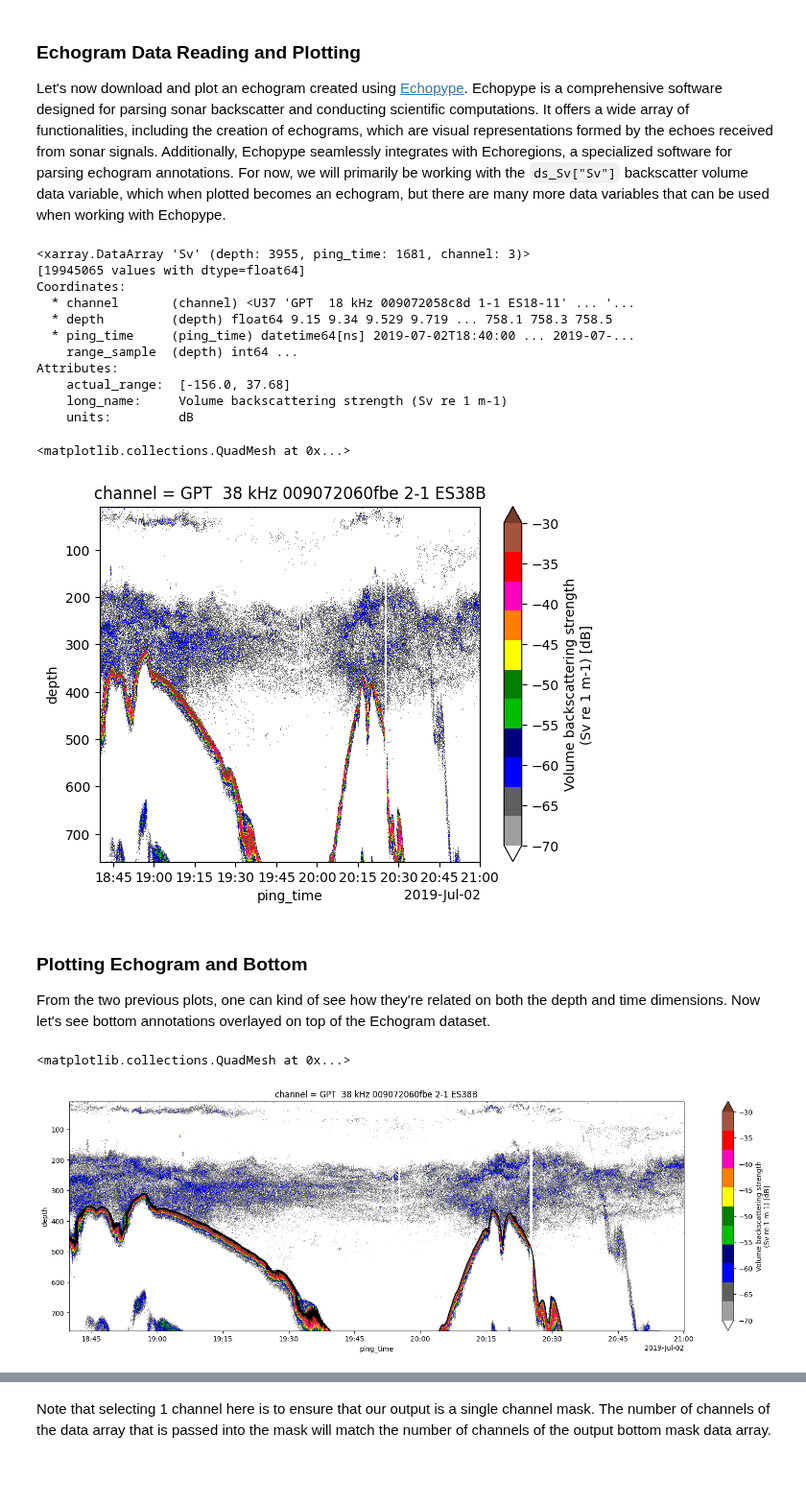
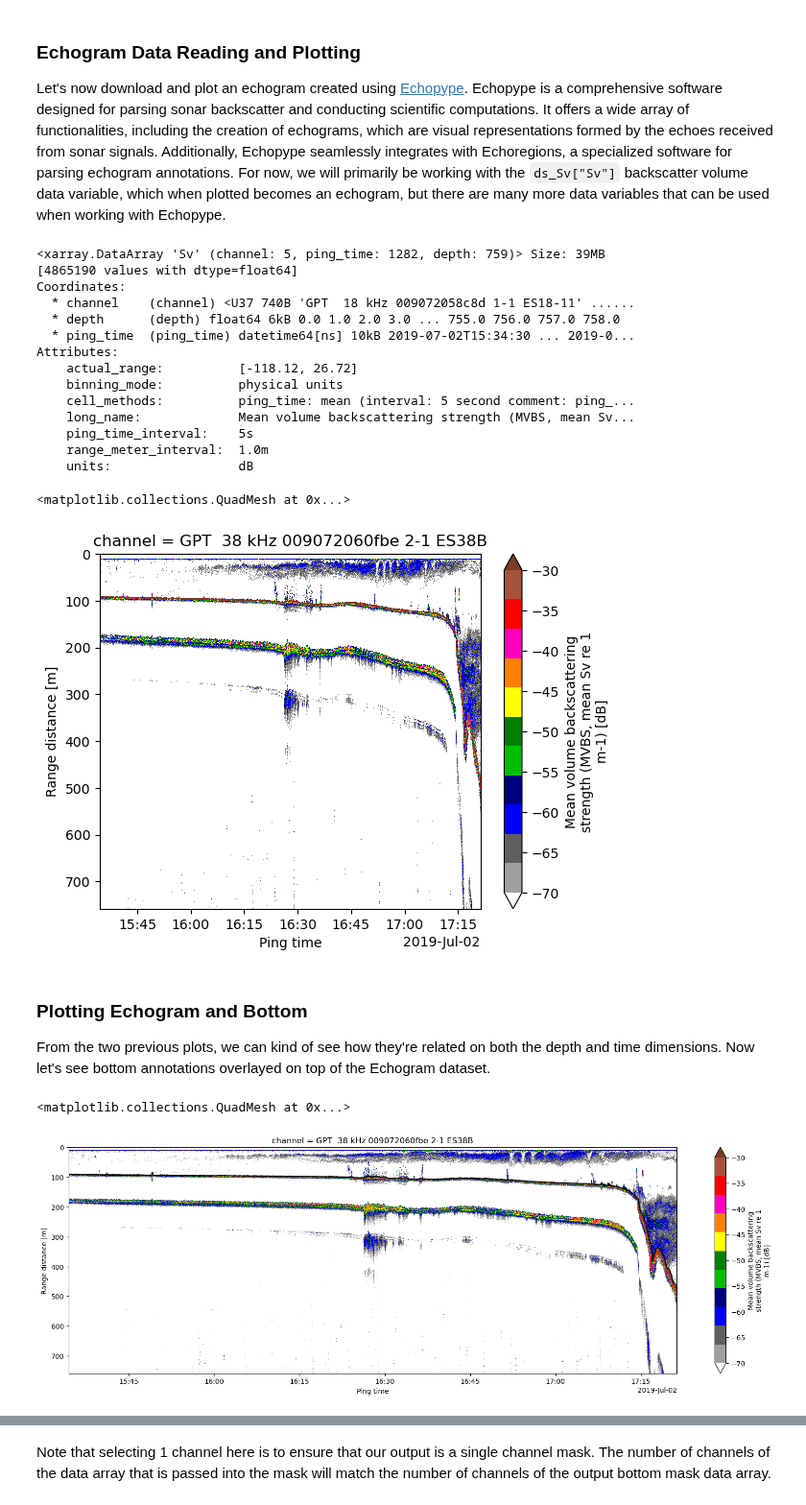
Before and after one commit to OSOceanAcoustics/echoregions, a Jupyter notebook: docs/source/Lines_functionality.ipynb, the cells around one changed output, grey strips where cells are left out. Shown at 96% size. Drawn from its saved outputs; the diff is of its cells as text; code cells hidden in the pictures; blank space fills up the shorter version.

Commit message:
add update notebook progress

```diff
--- a/docs/source/Lines_functionality.ipynb
+++ b/docs/source/Lines_functionality.ipynb
@@ -37,14 +37,14 @@ To start this tutorial, we first download `evl` data from Echoregions' Github Re
 
 The parsing is based off of the `.evl` data description shown on Echoview's website: [Line Attributes](https://support.echoview.com/WebHelp/Using_Echoview/Exporting/Exporting_Data/Exporting_line_data.htm).
 # %%
-# Set path to test data
-TEST_DATA_PATH = 'https://raw.githubusercontent.com/OSOceanAcoustics/echoregions/contains_transect_zip/echoregions/test_data'
+# Set path to notebook data
+NOTEBOOK_DATA_PATH = 'https://raw.githubusercontent.com/ctuguinay/echoregions/update_notebooks/docs/source/notebook_data'
 
 # Download example EVL File
-urllib.request.urlretrieve(f"{TEST_DATA_PATH}/transect.evl","transect.evl")
+urllib.request.urlretrieve(f"{NOTEBOOK_DATA_PATH}/transect_notebook.evl","transect_notebook.evl")
 
 # Read EVL file
-lines = er.read_evl('transect.evl')
+lines = er.read_evl('transect_notebook.evl')
 # %% [markdown]
 #### Lines as a DataFrame
 # %% [markdown]
@@ -107,45 +107,48 @@ lines.data = good_lines_df
 Let's now download and plot an echogram created using [Echopype](https://echopype.readthedocs.io/en/stable/). Echopype is a comprehensive software designed for parsing sonar backscatter and conducting scientific computations. It offers a wide array of functionalities, including the creation of echograms, which are visual representations formed by the echoes received from sonar signals. Additionally, Echopype seamlessly integrates with Echoregions, a specialized software for parsing echogram annotations. For now, we will primarily be working with the `ds_Sv["Sv"]` backscatter volume data variable, which when plotted becomes an echogram, but there are many more data variables that can be used when working with Echopype.
 # %%
 # Download example Echopype Sv Zarr File
-urllib.request.urlretrieve(f"{TEST_DATA_PATH}/transect.zip","transect.zip")
+urllib.request.urlretrieve(f"{NOTEBOOK_DATA_PATH}/transect_notebook.zip","transect_notebook.zip")
 
 # Extract the ZIP file
-shutil.unpack_archive("transect.zip", "")
+shutil.unpack_archive("transect_notebook.zip", "")
 
 # Read volume backscattering strength (Sv) data
-ds_Sv = xr.open_dataset('transect.zarr', engine="zarr")
+ds_Sv = xr.open_dataset('transect_notebook.zarr', engine="zarr")
 # %%
 ds_Sv["Sv"]
 # %% [output]
-<xarray.DataArray 'Sv' (depth: 3955, ping_time: 1681, channel: 3)>
-[19945065 values with dtype=float64]
+<xarray.DataArray 'Sv' (channel: 5, ping_time: 1282, depth: 759)> Size: 39MB
+[4865190 values with dtype=float64]
 Coordinates:
-  * channel       (channel) <U37 'GPT  18 kHz 009072058c8d 1-1 ES18-11' ... '...
-  * depth         (depth) float64 9.15 9.34 9.529 9.719 ... 758.1 758.3 758.5
-  * ping_time     (ping_time) datetime64[ns] 2019-07-02T18:40:00 ... 2019-07-...
-    range_sample  (depth) int64 ...
+  * channel    (channel) <U37 740B 'GPT  18 kHz 009072058c8d 1-1 ES18-11' ......
+  * depth      (depth) float64 6kB 0.0 1.0 2.0 3.0 ... 755.0 756.0 757.0 758.0
+  * ping_time  (ping_time) datetime64[ns] 10kB 2019-07-02T15:34:30 ... 2019-0...
 Attributes:
-    actual_range:  [-156.0, 37.68]
-    long_name:     Volume backscattering strength (Sv re 1 m-1)
-    units:         dB
+    actual_range:          [-118.12, 26.72]
+    binning_mode:          physical units
+    cell_methods:          ping_time: mean (interval: 5 second comment: ping_...
+    long_name:             Mean volume backscattering strength (MVBS, mean Sv...
+    ping_time_interval:    5s
+    range_meter_interval:  1.0m
+    units:                 dB
 # %%
 # Plot the 38 kHz backscatter channel
-ds_Sv["Sv"].isel(channel=1).plot.pcolormesh(y="depth", yincrease=False, vmin=-70, vmax=-30, cmap=cmap_d["ek500"])
+ds_Sv["Sv"].isel(channel=1).plot.pcolormesh(y="depth", yincrease=False, vmin=-70, vmax=-30, cmap="ep.ek500")
 # %% [output]
 <matplotlib.collections.QuadMesh at 0x...>
-[figure, old version]
+[figure, new version]
 # %% [markdown]
 ### Plotting Echogram and Bottom
 
-From the two previous plots, one can kind of see how they're related on both the depth and time dimensions. Now let's see bottom annotations overlayed on top of the Echogram dataset.
+From the two previous plots, we can kind of see how they're related on both the depth and time dimensions. Now let's see bottom annotations overlayed on top of the Echogram dataset.
 # %%
 # Plotting the Echogram data and the bottom
 plt.figure(figsize = (20, 6))
 plt.plot(lines.data['time'], lines.data['depth'],'black',fillstyle='full', markersize=1)
-ds_Sv.Sv.isel(channel=1).T.plot.pcolormesh(y="depth", yincrease=False, vmin=-70, vmax=-30, cmap=cmap_d["ek500"])
+ds_Sv.Sv.isel(channel=1).T.plot.pcolormesh(y="depth", yincrease=False, vmin=-70, vmax=-30, cmap="ep.ek500")
 # %% [output]
 <matplotlib.collections.QuadMesh at 0x...>
-[figure, old version]
+[figure, new version]
 # %% [markdown]
 ### Masking Echogram and Bottom
 
```
Also changed, not shown: parts of 14 cells of this notebook, 2 other files.
